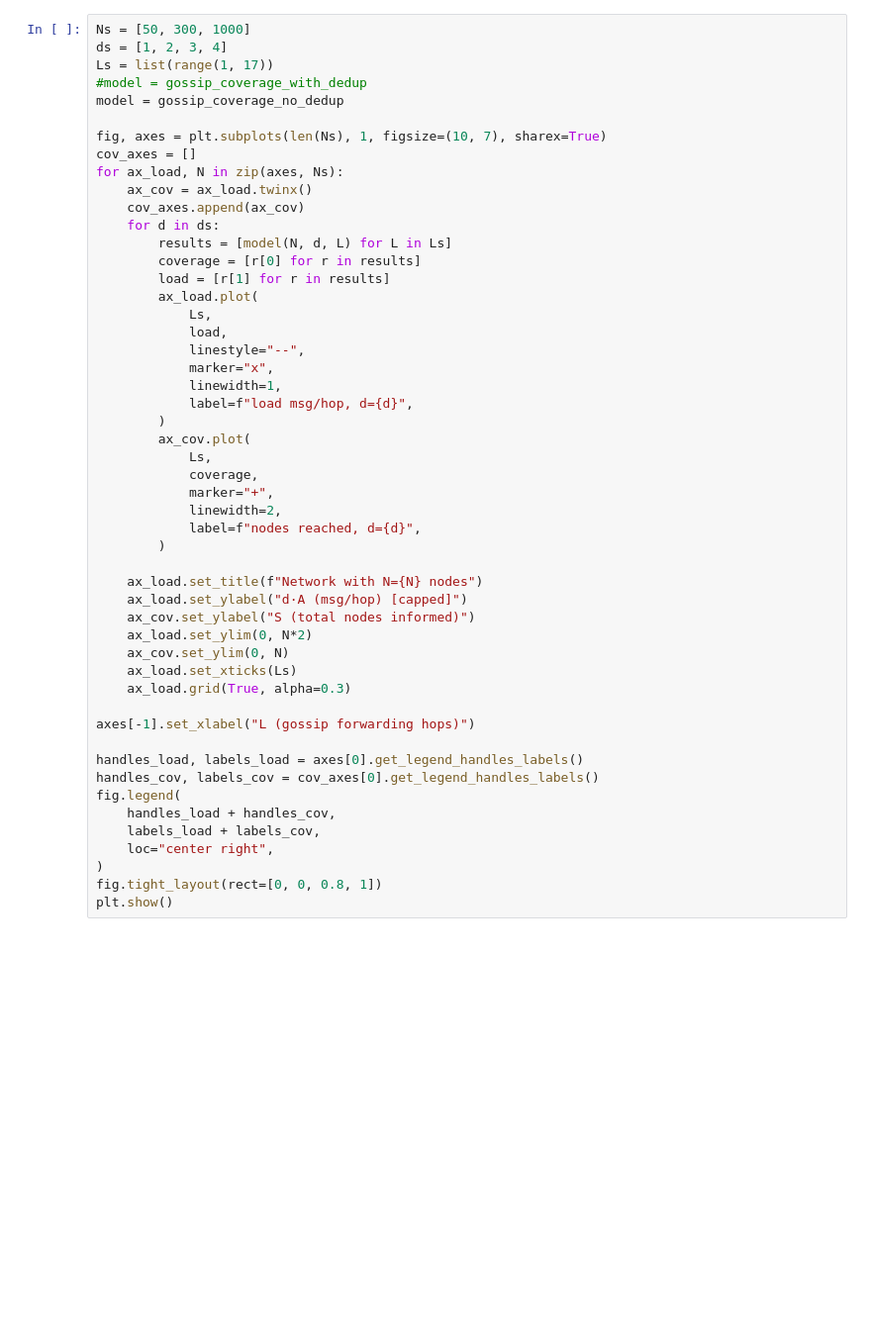
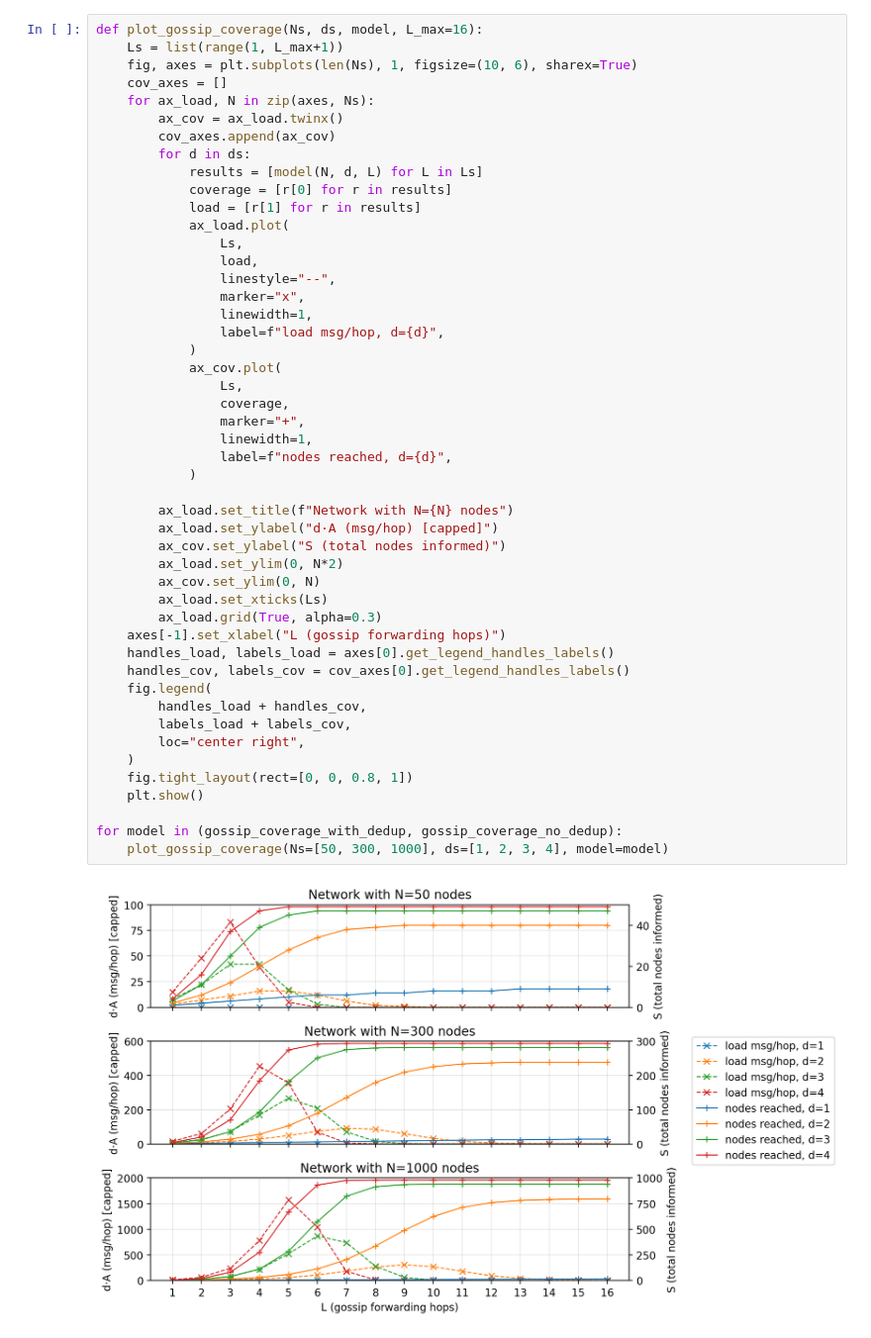
Before and after one commit to OpenCyphal-Garage/cy, a Jupyter notebook: model/gossip_propagation.ipynb, the cells around one changed output. Shown at 99% size. Saved outputs shown, nothing was run; the diff lists cells and outputs as text; blank space fills up the shorter version.

```diff
--- a/model/gossip_propagation.ipynb
+++ b/model/gossip_propagation.ipynb
@@ -57,51 +67,50 @@ gossip_coverage_with_dedup(300, 2, 10)
 # %%
-Ns = [50, 300, 1000]
-ds = [1, 2, 3, 4]
-Ls = list(range(1, 17))
-#model = gossip_coverage_with_dedup
-model = gossip_coverage_no_dedup
+def plot_gossip_coverage(Ns, ds, model, L_max=16):
+    Ls = list(range(1, L_max+1))
+    fig, axes = plt.subplots(len(Ns), 1, figsize=(10, 6), sharex=True)
+    cov_axes = []
+    for ax_load, N in zip(axes, Ns):
+        ax_cov = ax_load.twinx()
+        cov_axes.append(ax_cov)
+        for d in ds:
+            results = [model(N, d, L) for L in Ls]
+            coverage = [r[0] for r in results]
+            load = [r[1] for r in results]
+            ax_load.plot(
+                Ls,
+                load,
+                linestyle="--",
+                marker="x",
+                linewidth=1,
+                label=f"load msg/hop, d={d}",
+            )
+            ax_cov.plot(
+                Ls,
+                coverage,
+                marker="+",
+                linewidth=1,
+                label=f"nodes reached, d={d}",
+            )
 
-fig, axes = plt.subplots(len(Ns), 1, figsize=(10, 7), sharex=True)
-cov_axes = []
-for ax_load, N in zip(axes, Ns):
-    ax_cov = ax_load.twinx()
-    cov_axes.append(ax_cov)
-    for d in ds:
-        results = [model(N, d, L) for L in Ls]
-        coverage = [r[0] for r in results]
-        load = [r[1] for r in results]
-        ax_load.plot(
-            Ls,
-            load,
-            linestyle="--",
-            marker="x",
-            linewidth=1,
-            label=f"load msg/hop, d={d}",
-        )
-        ax_cov.plot(
-            Ls,
-            coverage,
-            marker="+",
-            linewidth=2,
-            label=f"nodes reached, d={d}",
-        )
+        ax_load.set_title(f"Network with N={N} nodes")
+        ax_load.set_ylabel("d·A (msg/hop) [capped]")
+        ax_cov.set_ylabel("S (total nodes informed)")
+        ax_load.set_ylim(0, N*2)
+        ax_cov.set_ylim(0, N)
+        ax_load.set_xticks(Ls)
+        ax_load.grid(True, alpha=0.3)
+    axes[-1].set_xlabel("L (gossip forwarding hops)")
+    handles_load, labels_load = axes[0].get_legend_handles_labels()
+    handles_cov, labels_cov = cov_axes[0].get_legend_handles_labels()
+    fig.legend(
+        handles_load + handles_cov,
+        labels_load + labels_cov,
+        loc="center right",
+    )
+    fig.tight_layout(rect=[0, 0, 0.8, 1])
+    plt.show()
 
-    ax_load.set_title(f"Network with N={N} nodes")
-    ax_load.set_ylabel("d·A (msg/hop) [capped]")
-    ax_cov.set_ylabel("S (total nodes informed)")
-    ax_load.set_ylim(0, N*2)
-    ax_cov.set_ylim(0, N)
-    ax_load.set_xticks(Ls)
-    ax_load.grid(True, alpha=0.3)
-
-axes[-1].set_xlabel("L (gossip forwarding hops)")
-
-handles_load, labels_load = axes[0].get_legend_handles_labels()
-handles_cov, labels_cov = cov_axes[0].get_legend_handles_labels()
-fig.legend(
-    handles_load + handles_cov,
-    labels_load + labels_cov,
-    loc="center right",
-)
-fig.tight_layout(rect=[0, 0, 0.8, 1])
-plt.show()
+for model in (gossip_coverage_with_dedup, gossip_coverage_no_dedup):
+    plot_gossip_coverage(Ns=[50, 300, 1000], ds=[1, 2, 3, 4], model=model)
+# %% [output]
+[figure, added]
```
Also changed, not shown: parts of 11 cells of this notebook.
